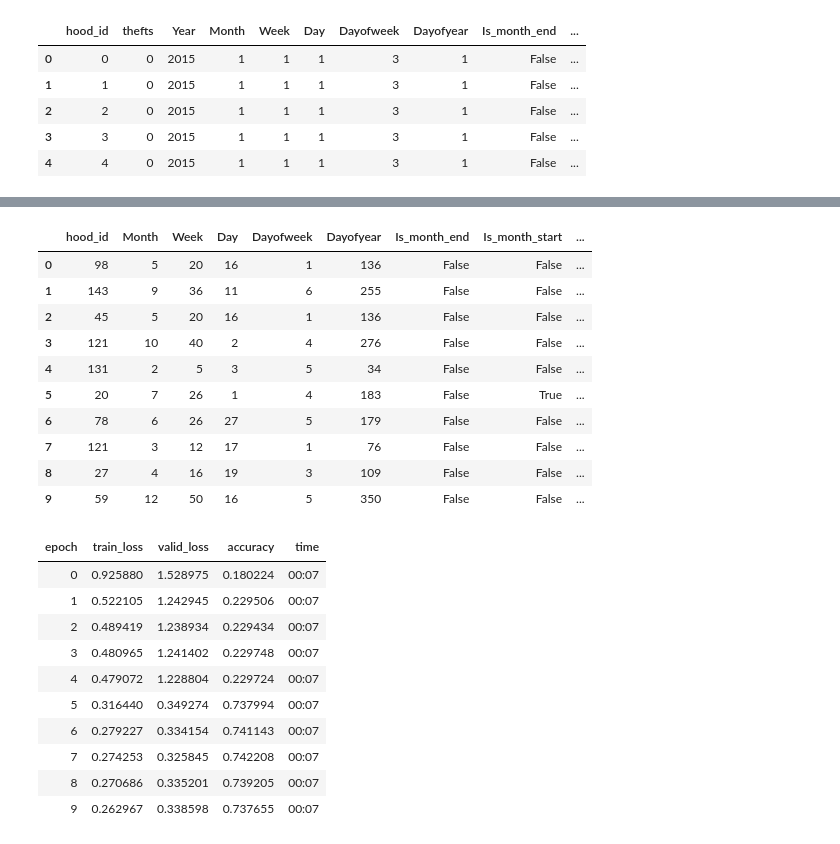
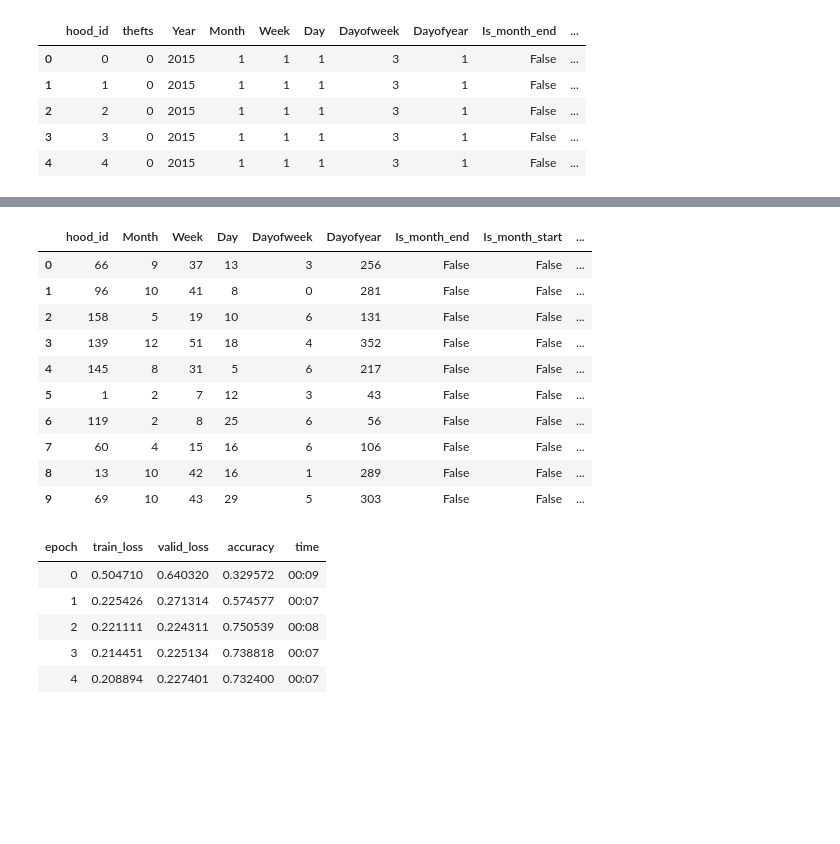
Before and after one commit to pika11/uoft-ml-group4-final-project, a Jupyter notebook: deep_learning_models_0_fill_imbalance.ipynb, the cells around one changed output, grey strips where cells are left out. Cells and saved outputs as stored; diff of their text form; code cells hidden in the pictures; blank space fills up the shorter version.

```diff
--- a/deep_learning_models_0_fill_imbalance.ipynb
+++ b/deep_learning_models_0_fill_imbalance.ipynb
@@ -91,18 +91,18 @@ tabular_pandas.xs.iloc[:5]
 # %%
 # Set the batch size
-data_loader = tabular_pandas.dataloaders(bs=800)
+data_loader = tabular_pandas.dataloaders(bs=500)
 data_loader.show_batch()
 # %% [output]
 |  | hood_id | Month | Week | Day | Dayofweek | Dayofyear | Is_month_end | Is_month_start | ... |
-| 0 | 98 | 5 | 20 | 16 | 1 | 136 | False | False | ... |
-| 1 | 143 | 9 | 36 | 11 | 6 | 255 | False | False | ... |
-| 2 | 45 | 5 | 20 | 16 | 1 | 136 | False | False | ... |
-| 3 | 121 | 10 | 40 | 2 | 4 | 276 | False | False | ... |
-| 4 | 131 | 2 | 5 | 3 | 5 | 34 | False | False | ... |
-| 5 | 20 | 7 | 26 | 1 | 4 | 183 | False | True | ... |
-| 6 | 78 | 6 | 26 | 27 | 5 | 179 | False | False | ... |
-| 7 | 121 | 3 | 12 | 17 | 1 | 76 | False | False | ... |
-| 8 | 27 | 4 | 16 | 19 | 3 | 109 | False | False | ... |
-| 9 | 59 | 12 | 50 | 16 | 5 | 350 | False | False | ... |
+| 0 | 66 | 9 | 37 | 13 | 3 | 256 | False | False | ... |
+| 1 | 96 | 10 | 41 | 8 | 0 | 281 | False | False | ... |
+| 2 | 158 | 5 | 19 | 10 | 6 | 131 | False | False | ... |
+| 3 | 139 | 12 | 51 | 18 | 4 | 352 | False | False | ... |
+| 4 | 145 | 8 | 31 | 5 | 6 | 217 | False | False | ... |
+| 5 | 1 | 2 | 7 | 12 | 3 | 43 | False | False | ... |
+| 6 | 119 | 2 | 8 | 25 | 6 | 56 | False | False | ... |
+| 7 | 60 | 4 | 15 | 16 | 6 | 106 | False | False | ... |
+| 8 | 13 | 10 | 42 | 16 | 1 | 289 | False | False | ... |
+| 9 | 69 | 10 | 43 | 29 | 5 | 303 | False | False | ... |
 # %%
 # Create a model with cross entropy loss
@@ -111,18 +110,13 @@ learn = tabular_learner(data_loader, y_range=(
 # %%
 # Train the model
-learn.fit_one_cycle(10)
+learn.fit_one_cycle(5)
 # %% [output]
 | epoch | train_loss | valid_loss | accuracy | time |
-| 0 | 0.925880 | 1.528975 | 0.180224 | 00:07 |
-| 1 | 0.522105 | 1.242945 | 0.229506 | 00:07 |
-| 2 | 0.489419 | 1.238934 | 0.229434 | 00:07 |
-| 3 | 0.480965 | 1.241402 | 0.229748 | 00:07 |
-| 4 | 0.479072 | 1.228804 | 0.229724 | 00:07 |
-| 5 | 0.316440 | 0.349274 | 0.737994 | 00:07 |
-| 6 | 0.279227 | 0.334154 | 0.741143 | 00:07 |
-| 7 | 0.274253 | 0.325845 | 0.742208 | 00:07 |
-| 8 | 0.270686 | 0.335201 | 0.739205 | 00:07 |
-| 9 | 0.262967 | 0.338598 | 0.737655 | 00:07 |
+| 0 | 0.504710 | 0.640320 | 0.329572 | 00:09 |
+| 1 | 0.225426 | 0.271314 | 0.574577 | 00:07 |
+| 2 | 0.221111 | 0.224311 | 0.750539 | 00:08 |
+| 3 | 0.214451 | 0.225134 | 0.738818 | 00:07 |
+| 4 | 0.208894 | 0.227401 | 0.732400 | 00:07 |
 # %%
 # Show the results
 learn.show_results(max_n=100, shuffle=True)
```
Also changed, not shown: parts of 9 cells of this notebook, 2 other files.
